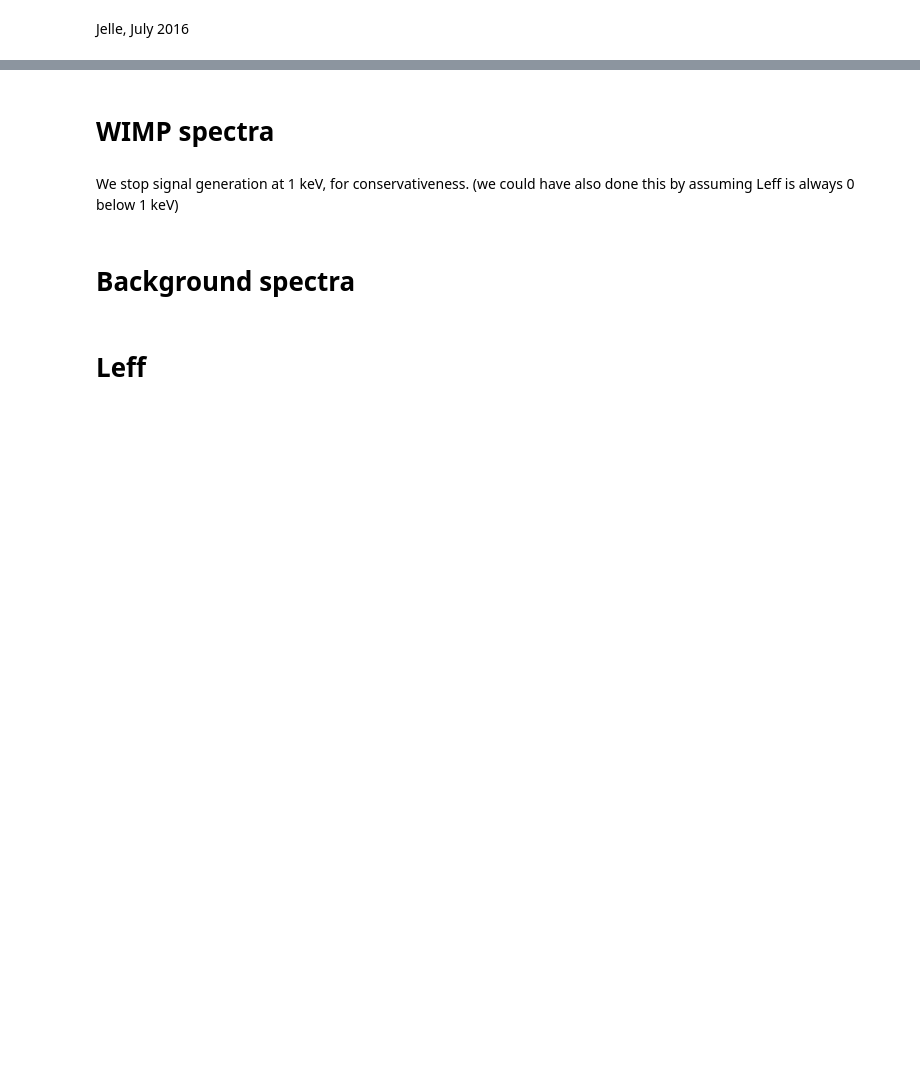
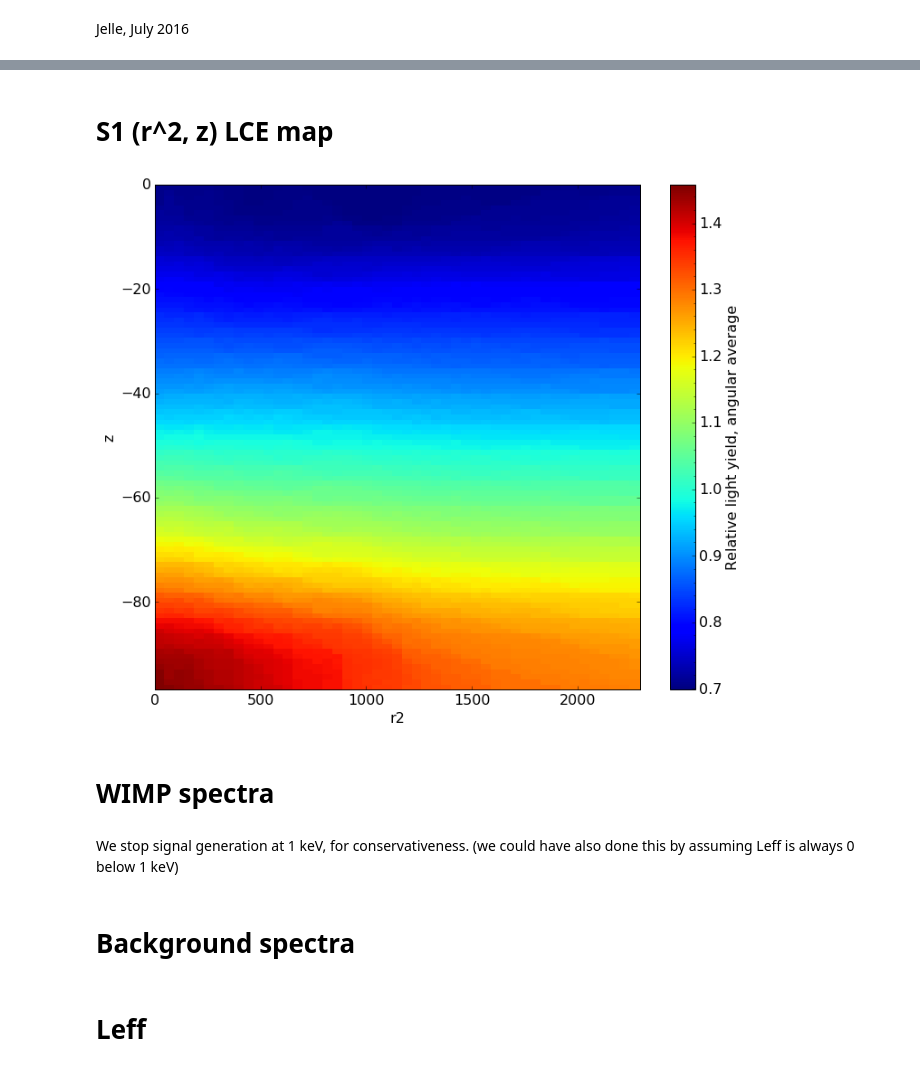
Before and after one commit to XENON1T/laidbax, a Jupyter notebook: notebooks/Make data files.ipynb, the cells around one changed output, grey strips where cells are left out. Cells and saved outputs as stored; diff of their text form; code cells hidden in the pictures; blank space fills up the shorter version.

```diff
--- a/notebooks/Make data files.ipynb
+++ b/notebooks/Make data files.ipynb
@@ -15,0 +16,7 @@ This notebook contains the code that made the data files (.csv) in the xenon/dat
+# %% [markdown]
+# S1 (r^2, z) LCE map
+# %%
+from pax import InterpolatingMap, configuration, utils
+pax_config = configuration.load_configuration('XENON1T')
+mapfile = utils.data_file_name(pax_config['WaveformSimulator']['s1_light_yield_map'])
+s1_map = InterpolatingMap.InterpolatingMap(mapfile)
@@ -15,0 +27,17 @@ This notebook contains the code that made the data files (.csv) in the xenon/dat
+# %%
+mh = Histdd(axis_names=['r2', 'z'],
+            bins=(np.linspace(0, pax_config['DEFAULT']['tpc_radius']**2, 50),
+                  np.linspace(-pax_config['DEFAULT']['tpc_length'], 0, 100)))
+
+for i, r2 in enumerate(tqdm(mh.bin_centers(axis='r2'))):
+    for j, z in enumerate(mh.bin_centers(axis='z')):
+        vs = np.ones(10)
+        for k, q in enumerate(np.linspace(0, 2*np.pi, len(v))):
+            x = np.sqrt(r2) * np.cos(q)
+            y = np.sqrt(r2) * np.sin(q)
+            vs[k] = s1_map.get_value(x, y, z)
+        mh.histogram[i,j] = vs.mean()
+# %%
+mh.plot(cblabel='Relative light yield, angular average')
+# %% [output]
+[figure, added]
```
Also changed, not shown: parts of 4 cells of this notebook, 2 other files.
